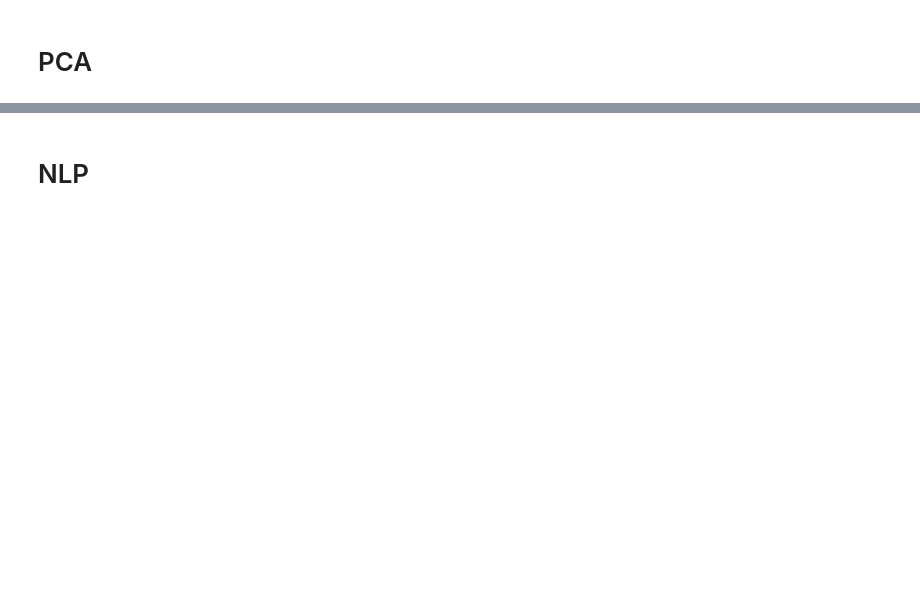
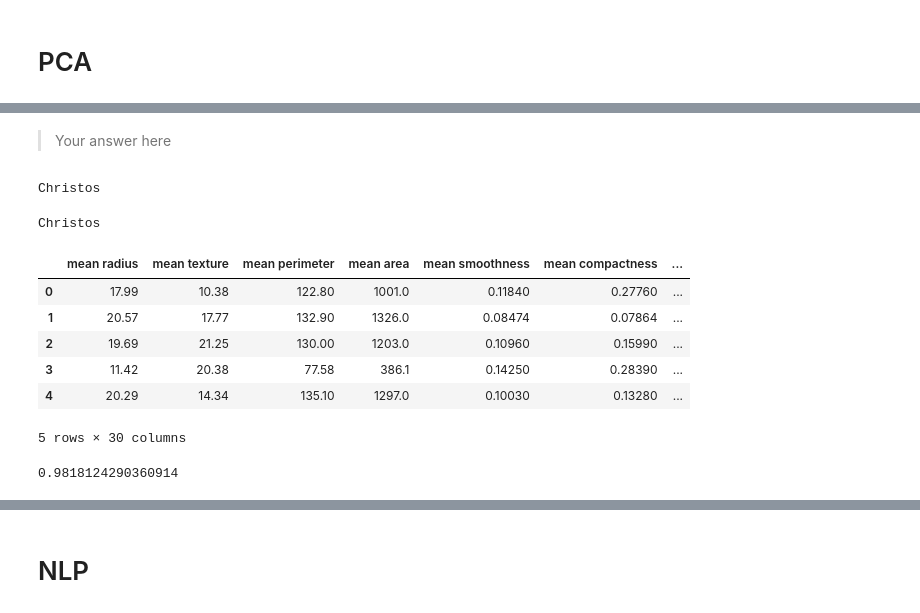
Before and after one commit to learn-co-students/phase_4_review_quanggang, a Jupyter notebook: index.ipynb, the cells around one changed output, grey strips where cells are left out. Saved outputs shown, nothing was run; the diff lists cells and outputs as text; code cells hidden in the pictures; blank space fills up the shorter version.

```diff
--- a/index.ipynb
+++ b/index.ipynb
@@ -39,0 +87,6 @@ What initial preprocessing do we have to we have to apply to the above time seri
+# %% [markdown]
+> Your answer here
+# %%
+one_random_student(quanggang)
+# %% [output]
+Christos
@@ -39,0 +102,18 @@ What initial preprocessing do we have to we have to apply to the above time seri
+# %%
+driver = one_random_student(quanggang)
+# %% [output]
+Christos
+# %%
+import pandas as pd
+from sklearn.datasets import  load_breast_cancer
+data = load_breast_cancer()
+X = pd.DataFrame(data['data'], columns = data['feature_names'])
+X.head()
+# %% [output]
+|  | mean radius | mean texture | mean perimeter | mean area | mean smoothness | mean compactness | ... |
+| 0 | 17.99 | 10.38 | 122.80 | 1001.0 | 0.11840 | 0.27760 | ... |
+| 1 | 20.57 | 17.77 | 132.90 | 1326.0 | 0.08474 | 0.07864 | ... |
+| 2 | 19.69 | 21.25 | 130.00 | 1203.0 | 0.10960 | 0.15990 | ... |
+| 3 | 11.42 | 20.38 | 77.58 | 386.1 | 0.14250 | 0.28390 | ... |
+| 4 | 20.29 | 14.34 | 135.10 | 1297.0 | 0.10030 | 0.13280 | ... |
+5 rows × 30 columns
@@ -39,0 +126,20 @@ What initial preprocessing do we have to we have to apply to the above time seri
+# %%
+
+#__SOLUTION__
+"""Wrong solution b/c of no scaling"""
+from sklearn.decomposition import PCA
+from sklearn.preprocessing import StandardScaler
+
+
+# instantiate a PCA object, and determine how much variance is explained by the first principal component.
+from sklearn.model_selection import train_test_split
+
+X_train, X_test, y_train, y_test = train_test_split(X,y,random_state=42)
+pca_1 = PCA(n_components=1)
+#ss = StandardScaler()
+
+pca_1.fit(X_train)
+
+sum(pca_1.explained_variance_ratio_)
+# %% [output]
+0.9818124290360914
```
Also changed, not shown: parts of 66 cells of this notebook, 2 other files.
